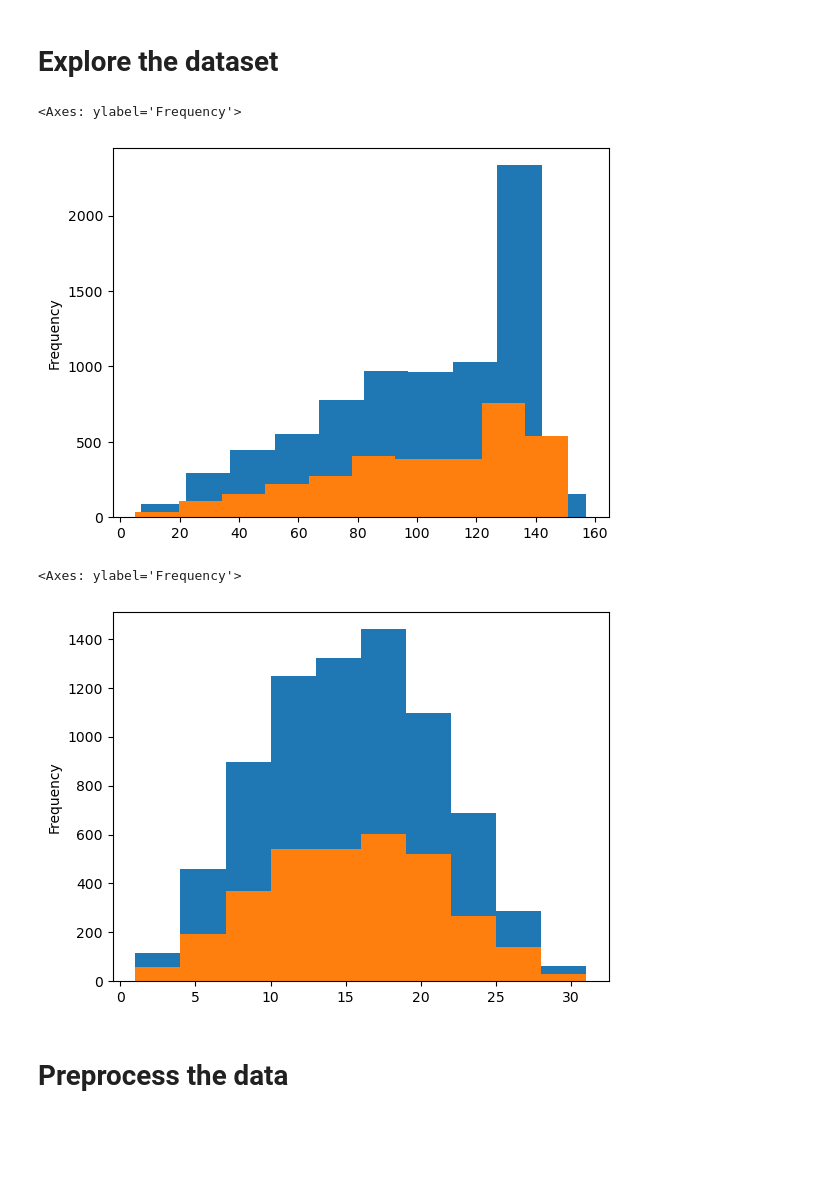
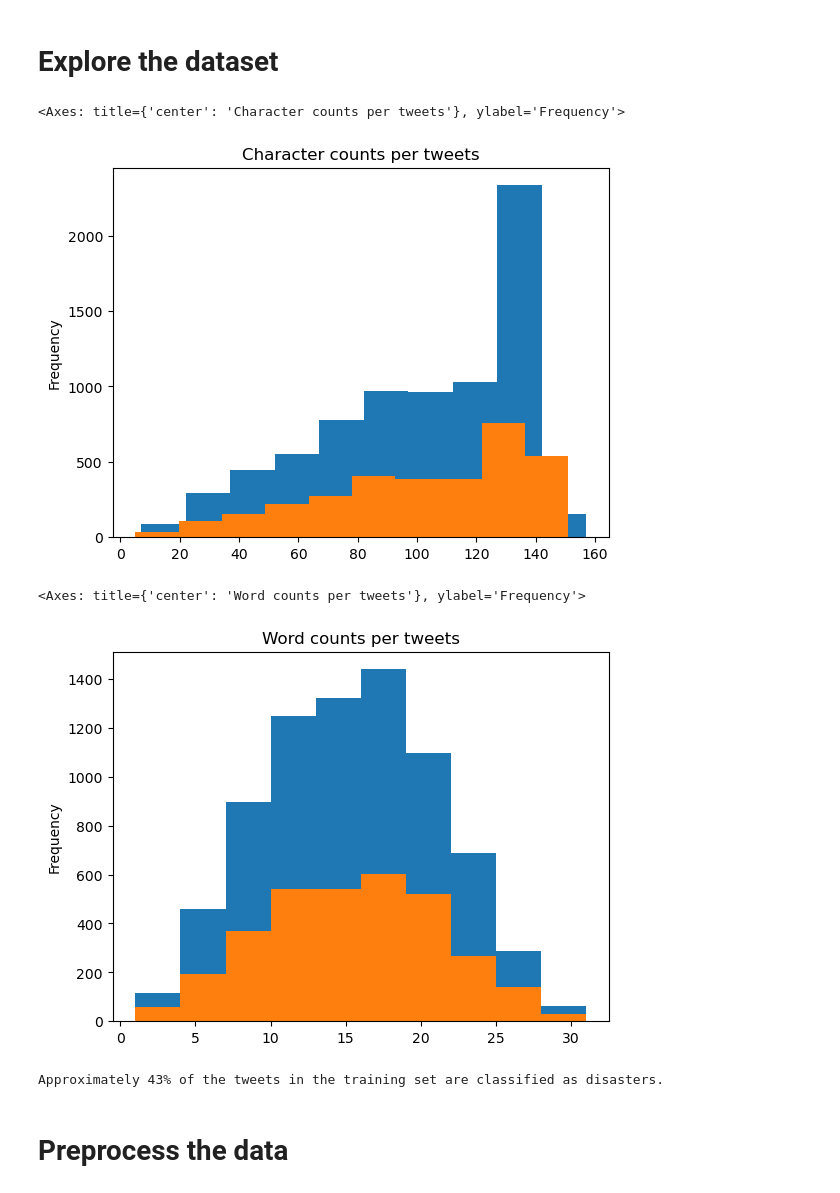
Before and after one commit to jjzd83/IDL-wk4, a Jupyter notebook: classifying-disaster-tweets.ipynb, the cells around one changed output. Saved outputs shown, nothing was run; the diff lists cells and outputs as text; code cells hidden in the pictures; blank space fills up the shorter version.

```diff
--- a/classifying-disaster-tweets.ipynb
+++ b/classifying-disaster-tweets.ipynb
@@ -19,6 +57,6 @@ They contain:
 # %%
-df_train = pd.read_csv("/kaggle/input/nlp-getting-started/train.csv")
-df_test = pd.read_csv("/kaggle/input/nlp-getting-started/test.csv")
+df_train = pd.read_csv("C:/Local/data/NLP-intro/train.csv")
+df_test = pd.read_csv("C:/Local/data/NLP-intro/test.csv")
 
 print('Training Set Shape = {}'.format(df_train.shape))
 print('Training Set Memory Usage = {:.2f} MB'.format(df_train.memory_usage().sum() / 1024**2))
@@ -52,21 +90,29 @@ df_test.head()
 # %%
 df_train["length"] = df_train["text"].apply(lambda x : len(x))
 df_test["length"] = df_test["text"].apply(lambda x : len(x))
 
-df_train["length"].plot.hist()
+df_train["length"].plot.hist(title="Character counts per tweets")
 df_test["length"].plot.hist()
 # %% [output]
-<Axes: ylabel='Frequency'>
+<Axes: title={'center': 'Character counts per tweets'}, ylabel='Frequency'>
-[figure, old version]
+[figure, new version]
 # %%
 df_train["word_counts"] = df_train["text"].apply(lambda x : len(x.split()))
 df_test["word_counts"] = df_test["text"].apply(lambda x : len(x.split()))
 
-df_train["word_counts"].plot.hist()
+df_train["word_counts"].plot.hist(title="Word counts per tweets")
 df_test["word_counts"].plot.hist()
 # %% [output]
-<Axes: ylabel='Frequency'>
+<Axes: title={'center': 'Word counts per tweets'}, ylabel='Frequency'>
-[figure, old version]
+[figure, new version]
+# %%
+disaster_proportion = df_train.target.sum() / df_train.shape[0]
+
+# 2. Gebruik een f-string om de zin te printen
+# De notatie {variabele:.0%} zorgt voor de juiste formattering
+print(f"Approximately {disaster_proportion:.0%} of the tweets in the training set are classified as disasters.")
+# %% [output]
+Approximately 43% of the tweets in the training set are classified as disasters.
 # %% [markdown]
 # Preprocess the data
 # %%
```
Also changed, not shown: parts of 47 cells of this notebook.
